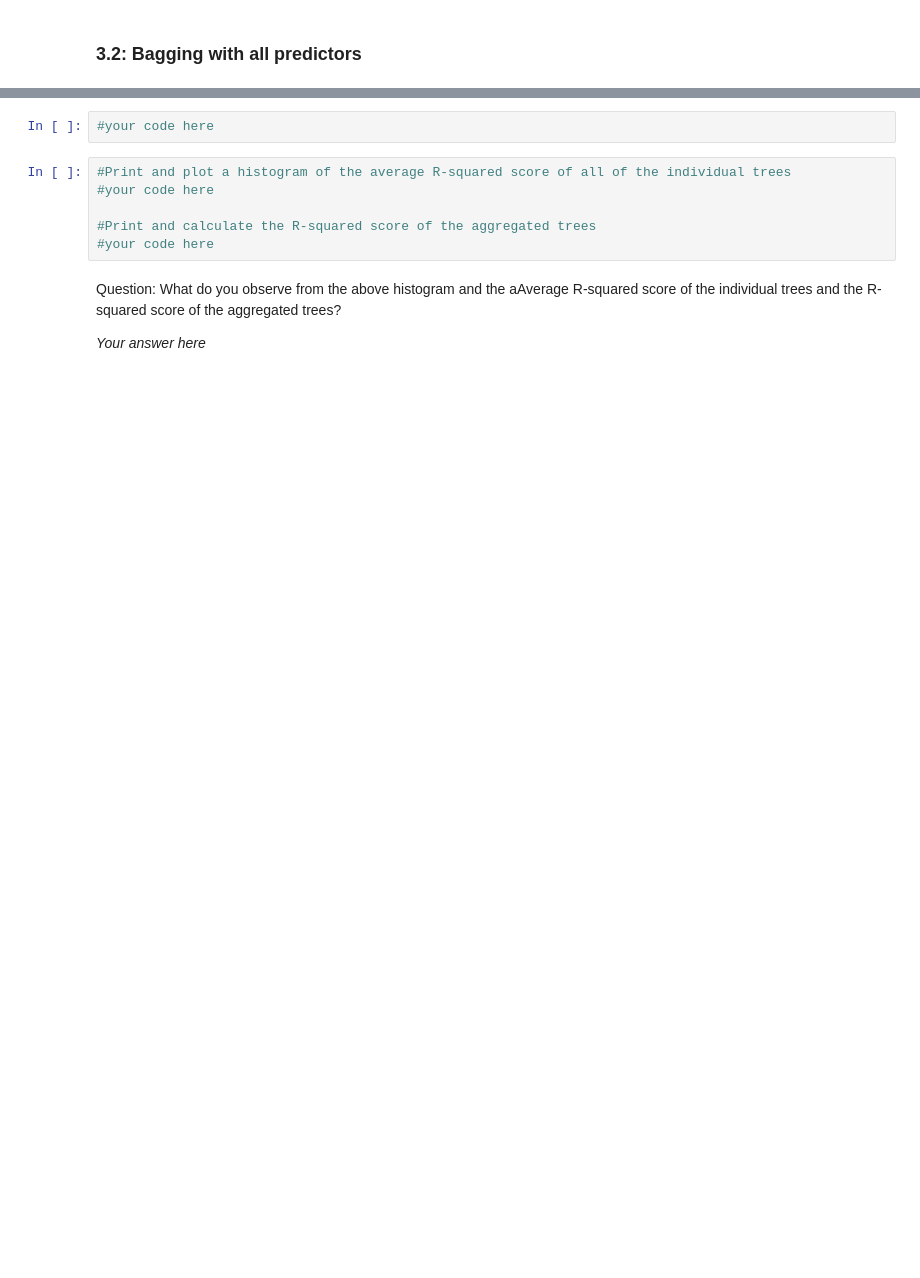
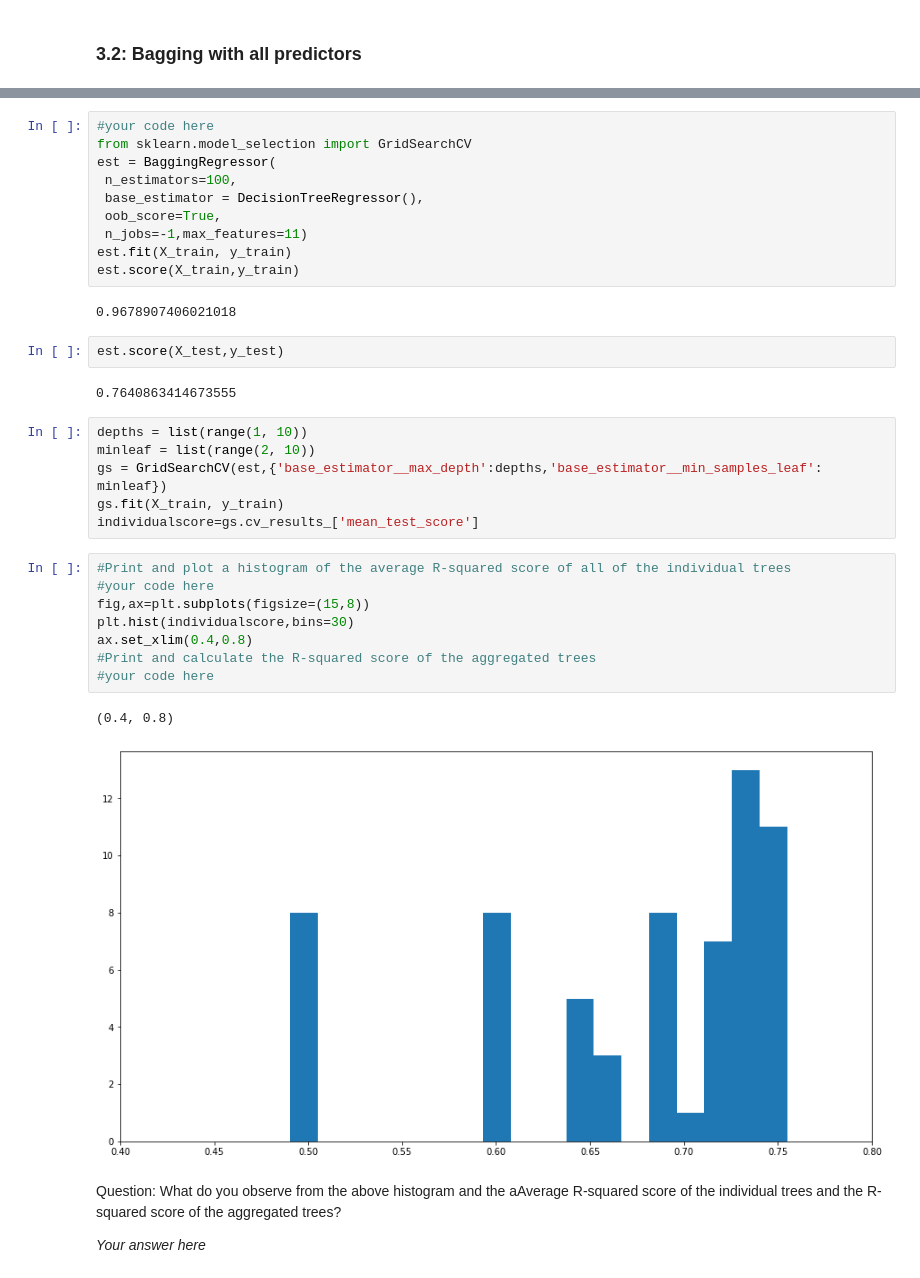
Before and after one commit to bitanb1999/univ-ml2-lab1, a Jupyter notebook: distribute_lab1.ipynb, the cells around one changed output, grey strips where cells are left out. Saved outputs shown, nothing was run; the diff lists cells and outputs as text; blank space fills up the shorter version.

```diff
--- a/distribute_lab1.ipynb
+++ b/distribute_lab1.ipynb
@@ -193,14 +302,39 @@ In addition to this, calculate the average score of all of the individual trees
 Also print and calculate the score of the aggregated trees.
 
 You need not plot the training set and their predictions as it gets harder to visualize so many dimensions.
-# %%
-#your code here
+# %%
+#your code here
+from sklearn.model_selection import GridSearchCV
+est = BaggingRegressor(
+ n_estimators=100,
+ base_estimator = DecisionTreeRegressor(),
+ oob_score=True,
+ n_jobs=-1,max_features=11)
+est.fit(X_train, y_train)
+est.score(X_train,y_train)
+# %% [output]
+0.9678907406021018
+# %%
+est.score(X_test,y_test)
+# %% [output]
+0.7640863414673555
+# %%
+depths = list(range(1, 10))
+minleaf = list(range(2, 10))
+gs = GridSearchCV(est,{'base_estimator__max_depth':depths,'base_estimator__min_samples_leaf': minleaf})
+gs.fit(X_train, y_train)
+individualscore=gs.cv_results_['mean_test_score']
 # %%
 #Print and plot a histogram of the average R-squared score of all of the individual trees
 #your code here
-
+fig,ax=plt.subplots(figsize=(15,8))
+plt.hist(individualscore,bins=30)
+ax.set_xlim(0.4,0.8)
 #Print and calculate the R-squared score of the aggregated trees
 #your code here
+# %% [output]
+(0.4, 0.8)
+[figure, added]
 # %% [markdown]
 Question: What do you observe from the above histogram and the aAverage R-squared score of the individual trees and the R-squared score of the aggregated trees?
 
```
Also changed, not shown: parts of 20 cells of this notebook.
